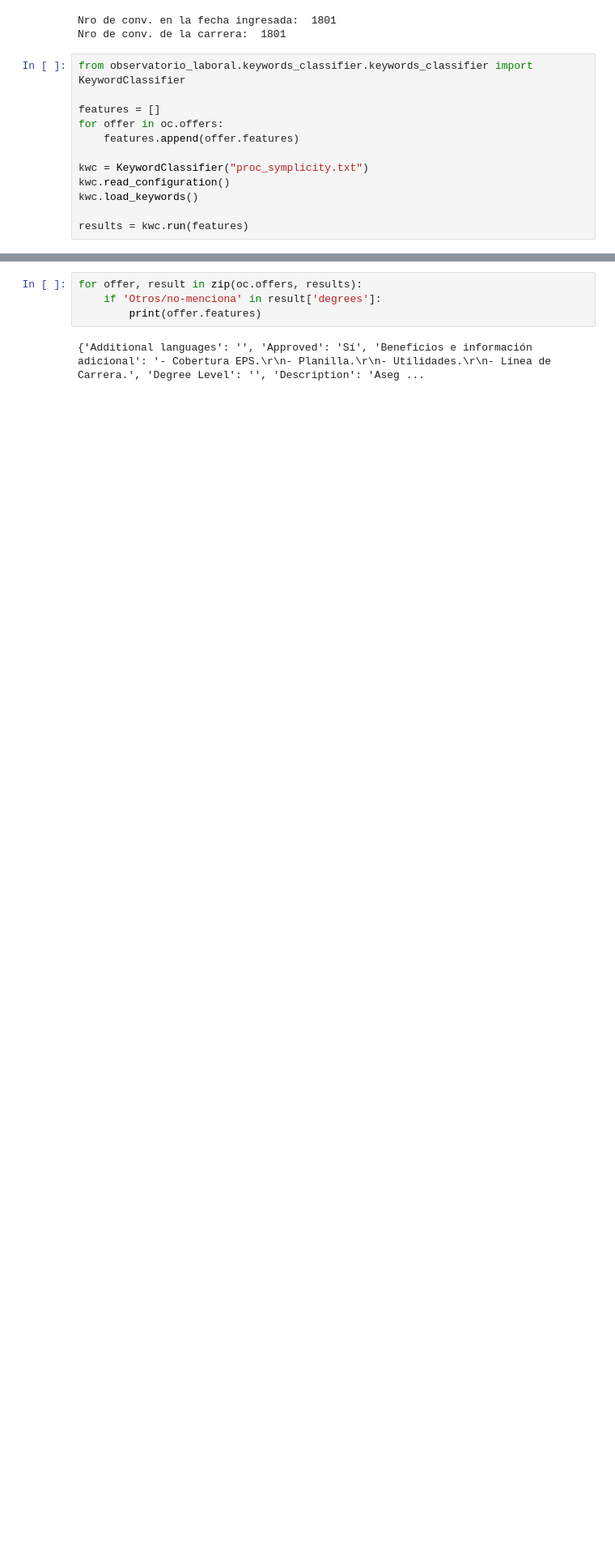
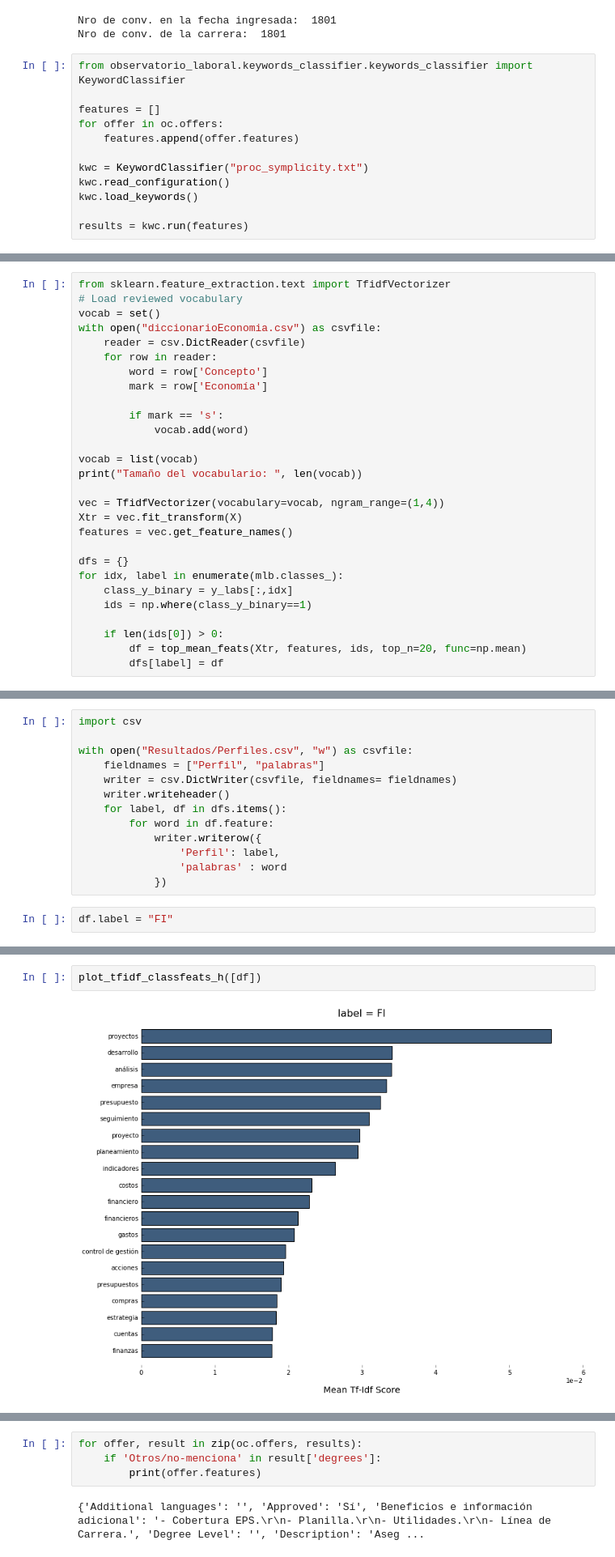
Before and after one commit to Howl24/Observatorio-Laboral, a Jupyter notebook: Report.ipynb, the cells around one changed output, grey strips where cells are left out. Shown: that part at 81% size. Saved outputs shown, nothing was run; the diff lists cells and outputs as text; blank space fills up the shorter version.

```diff
--- a/Report.ipynb
+++ b/Report.ipynb
@@ -42,0 +195,28 @@ len(filtered_offers)
+# %%
+from sklearn.feature_extraction.text import TfidfVectorizer
+# Load reviewed vocabulary
+vocab = set()
+with open("diccionarioEconomia.csv") as csvfile:
+    reader = csv.DictReader(csvfile)
+    for row in reader:
+        word = row['Concepto']
+        mark = row['Economía']
+
+        if mark == 's':
+            vocab.add(word)
+
+vocab = list(vocab)
+print("Tamaño del vocabulario: ", len(vocab))
+
+vec = TfidfVectorizer(vocabulary=vocab, ngram_range=(1,4))
+Xtr = vec.fit_transform(X)
+features = vec.get_feature_names()
+
+dfs = {}
+for idx, label in enumerate(mlb.classes_):
+    class_y_binary = y_labs[:,idx]
+    ids = np.where(class_y_binary==1)
+
+    if len(ids[0]) > 0:
+        df = top_mean_feats(Xtr, features, ids, top_n=20, func=np.mean)
+        dfs[label] = df
@@ -42,0 +225,15 @@ len(filtered_offers)
+# %%
+import csv
+
+with open("Resultados/Perfiles.csv", "w") as csvfile:
+    fieldnames = ["Perfil", "palabras"]
+    writer = csv.DictWriter(csvfile, fieldnames= fieldnames)
+    writer.writeheader()
+    for label, df in dfs.items():
+        for word in df.feature:
+            writer.writerow({
+                'Perfil': label,
+                'palabras' : word
+            })
+# %%
+df.label = "FI"
@@ -42,0 +260,4 @@ len(filtered_offers)
+# %%
+plot_tfidf_classfeats_h([df])
+# %% [output]
+[figure, added]
```
Also changed, not shown: parts of 16 cells of this notebook, 1 other file.
